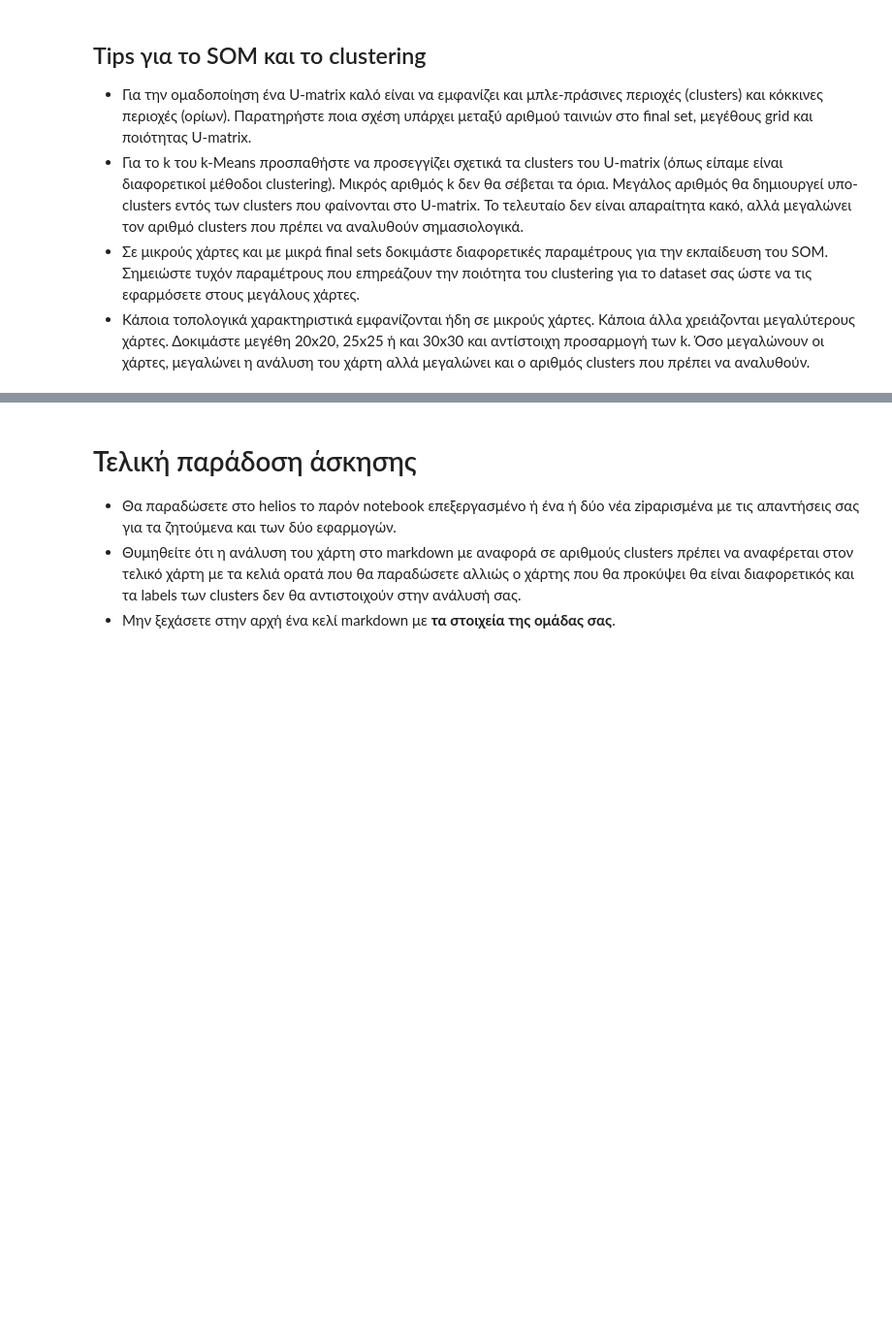
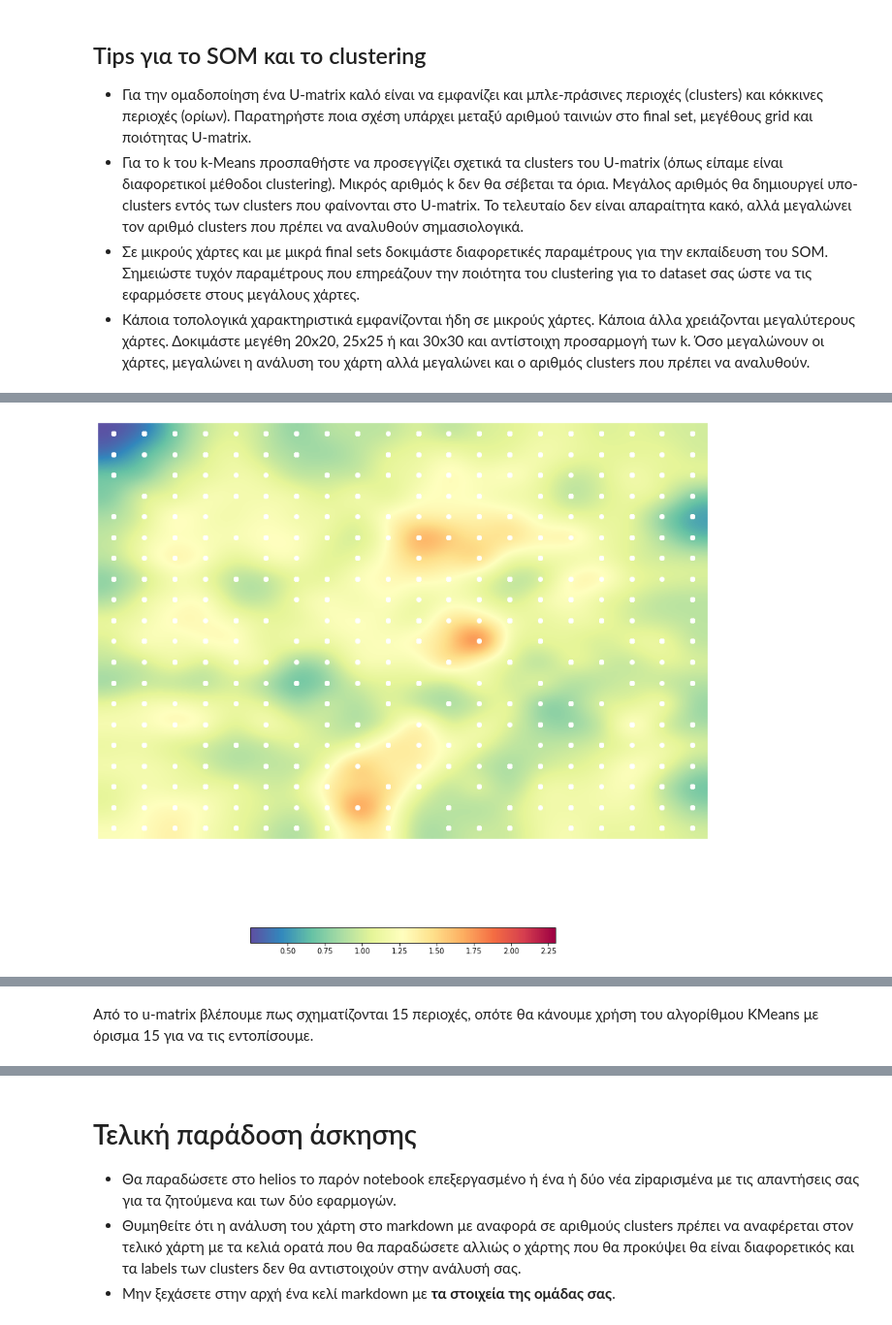
Before and after one commit to michalakos/neural-networks-ntua, a Jupyter notebook: Lab2/NN_Lab2.ipynb, the cells around one changed output, grey strips where cells are left out. Shown at 97% size. Drawn from its saved outputs; the diff is of its cells as text; code cells hidden in the pictures; blank space fills up the shorter version.

```diff
--- a/Lab2/NN_Lab2.ipynb
+++ b/Lab2/NN_Lab2.ipynb
@@ -1467,0 +1817,7 @@ Overall Cluster Genres stats:
+# %%
+n_rows, n_cols = 20, 20
+som_20 = somoclu.Somoclu(n_cols, n_rows)
+# %%
+%time som_20.train(final_set_2000, epochs=100)
+with open('drive/MyDrive/som_20.dump', 'wb') as fid:
+  pickle.dump(som_20, fid)
@@ -1467,0 +1827,7 @@ Overall Cluster Genres stats:
+# %%
+with open('drive/MyDrive/som_20.dump', 'rb') as fid:
+  som_20 = pickle.load(fid)
+# %%
+som_20.view_umatrix(bestmatches=True, colorbar=True, figsize=(15, 15))
+# %% [output]
+[figure, added]
@@ -1467,0 +1835,2 @@ Overall Cluster Genres stats:
+# %% [markdown]
+Από το u-matrix βλέπουμε πως σχηματίζονται 15 περιοχές, οπότε θα κάνουμε χρήση του αλγορίθμου KMeans με όρισμα 15 για να τις εντοπίσουμε.
```
Also changed, not shown: parts of 147 cells of this notebook.
